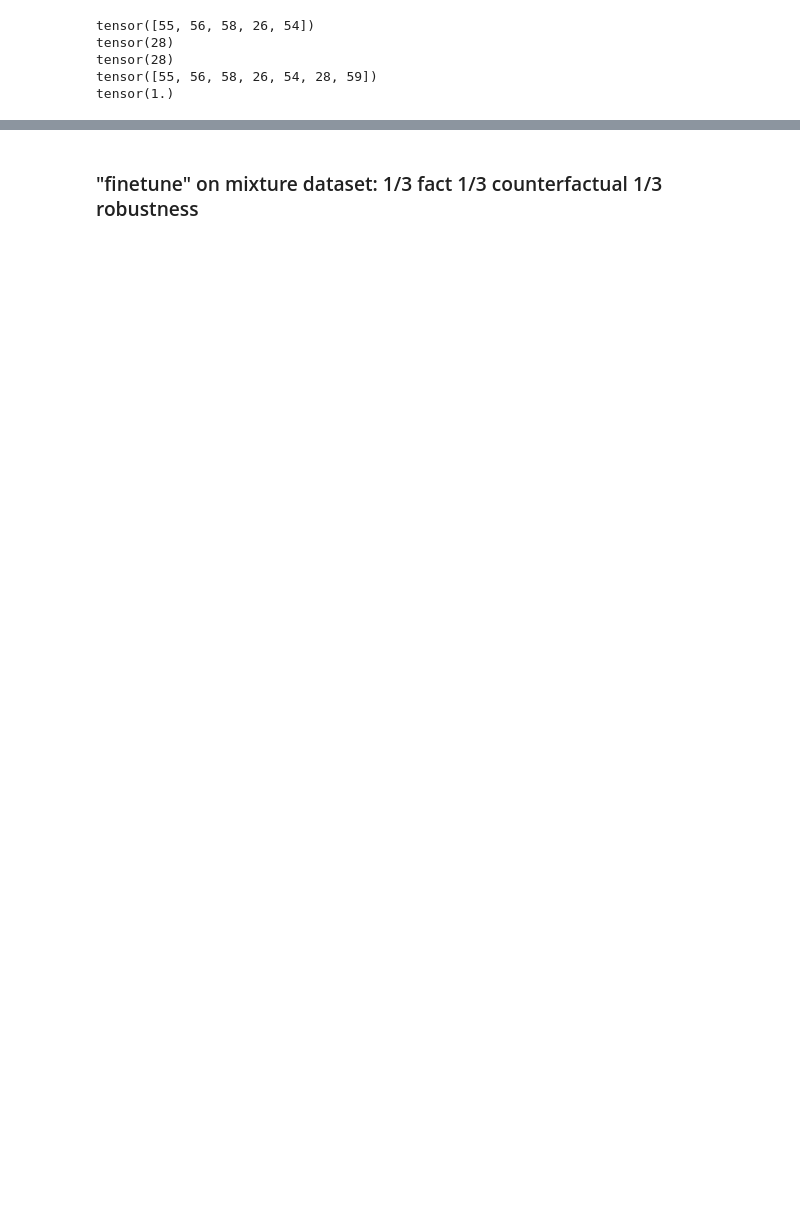
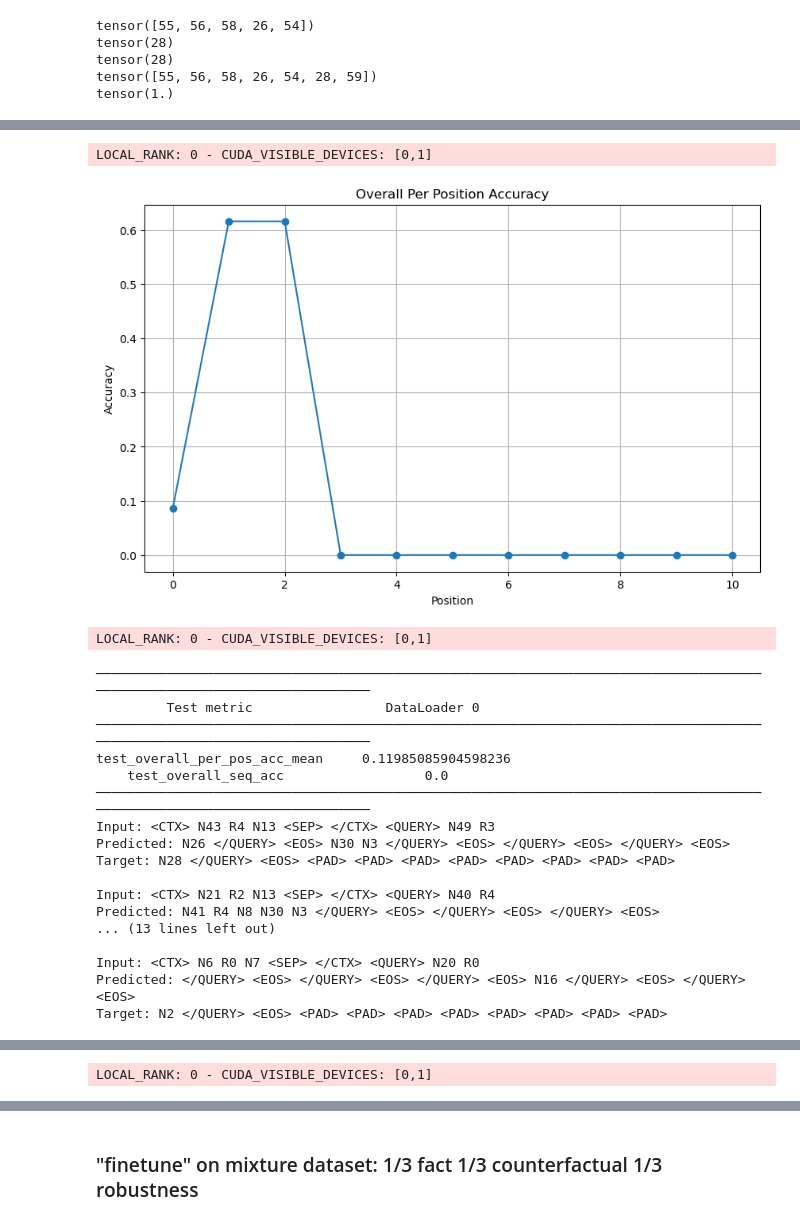
Before and after one commit to katareah/Controllability-and-Robustness, a Jupyter notebook: experiments/knowledge_graph_experiment.ipynb, the cells around one changed output, grey strips where cells are left out. Cells and saved outputs as stored; diff of their text form; code cells hidden in the pictures; blank space fills up the shorter version.

```diff
--- a/experiments/knowledge_graph_experiment.ipynb
+++ b/experiments/knowledge_graph_experiment.ipynb
@@ -428,0 +584,33 @@ reverse_vocab_map = {idx: vocab for vocab, idx in vocab_map.items()}
+# %%
+lit_model.mismatched_sequences.clear()
+trainer.test(model=lit_model, dataloaders=test_dl_robust_1)
+mismatch_seq_print(lit_model.mismatched_sequences, reverse_vocab_map,max_examples=6)
+
+lit_model.mismatched_sequences.clear()
+trainer.test(model=lit_model, dataloaders=test_dl_robust_2)
+mismatch_seq_print(lit_model.mismatched_sequences, reverse_vocab_map, max_examples=6)
+
+lit_model.mismatched_sequences.clear()
+trainer.test(model=lit_model, dataloaders=test_dl_robust_3)
+mismatch_seq_print(lit_model.mismatched_sequences, reverse_vocab_map, max_examples=6)
+# %% [output]
+LOCAL_RANK: 0 - CUDA_VISIBLE_DEVICES: [0,1]
+[figure, added]
+LOCAL_RANK: 0 - CUDA_VISIBLE_DEVICES: [0,1]
+────────────────────────────────────────────────────────────────────────────────────────────────────────────────────────
+         Test metric                 DataLoader 0
+────────────────────────────────────────────────────────────────────────────────────────────────────────────────────────
+test_overall_per_pos_acc_mean     0.11985085904598236
+    test_overall_seq_acc                  0.0
+────────────────────────────────────────────────────────────────────────────────────────────────────────────────────────
+Input: <CTX> N43 R4 N13 <SEP> </CTX> <QUERY> N49 R3
+Predicted: N26 </QUERY> <EOS> N30 N3 </QUERY> <EOS> </QUERY> <EOS> </QUERY> <EOS>
+Target: N28 </QUERY> <EOS> <PAD> <PAD> <PAD> <PAD> <PAD> <PAD> <PAD> <PAD>
+
+Input: <CTX> N21 R2 N13 <SEP> </CTX> <QUERY> N40 R4
+Predicted: N41 R4 N8 N30 N3 </QUERY> <EOS> </QUERY> <EOS> </QUERY> <EOS>
+... (13 lines left out)
+
+Input: <CTX> N6 R0 N7 <SEP> </CTX> <QUERY> N20 R0
+Predicted: </QUERY> <EOS> </QUERY> <EOS> </QUERY> <EOS> N16 </QUERY> <EOS> </QUERY> <EOS>
+Target: N2 </QUERY> <EOS> <PAD> <PAD> <PAD> <PAD> <PAD> <PAD> <PAD> <PAD>
@@ -428,0 +618 @@ reverse_vocab_map = {idx: vocab for vocab, idx in vocab_map.items()}
+LOCAL_RANK: 0 - CUDA_VISIBLE_DEVICES: [0,1]
```
Also changed, not shown: parts of 12 cells of this notebook, 5 other files.
